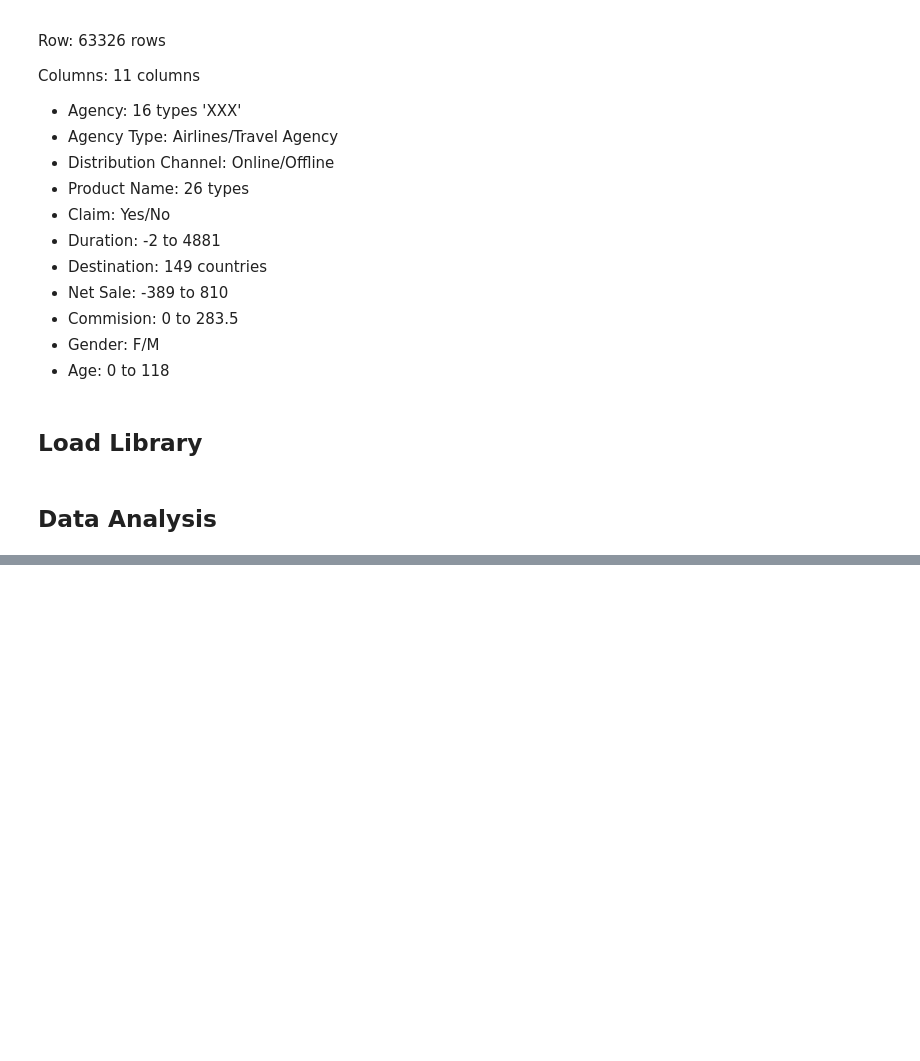
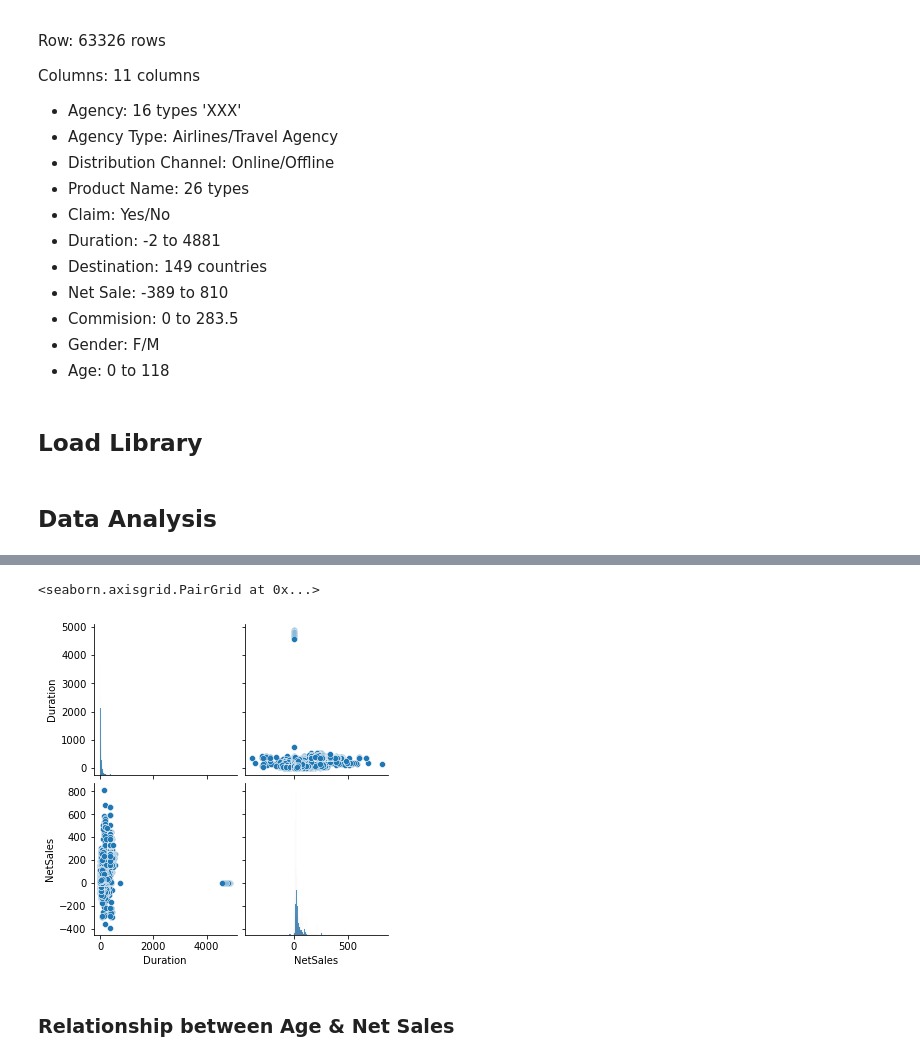
Before and after one commit to ZiSyuen/MASA-Hackathon, a Jupyter notebook: Testing01.ipynb, the cells around one changed output, grey strips where cells are left out. Drawn from its saved outputs; the diff is of its cells as text; code cells hidden in the pictures; blank space fills up the shorter version.

```diff
--- a/Testing01.ipynb
+++ b/Testing01.ipynb
@@ -145,0 +234,8 @@ df_1 = df.drop(detect_outliers(df,["Age"]), axis = 0).reset_index[drop = True]
+# %%
+# Relationship of dataset
+sns.pairplot(dftest1)
+# %% [output]
+<seaborn.axisgrid.PairGrid at 0x...>
+[figure, added]
+# %% [markdown]
+### Relationship between Age & Net Sales
```
Also changed, not shown: parts of 48 cells of this notebook.
